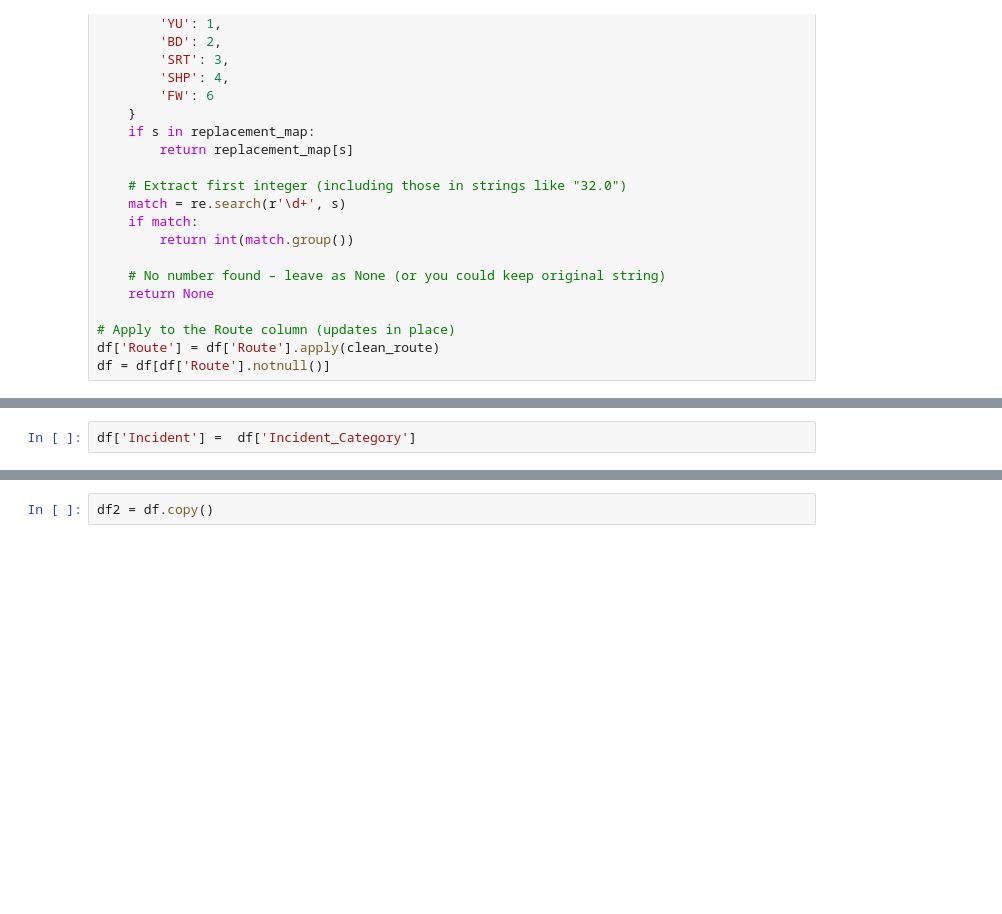
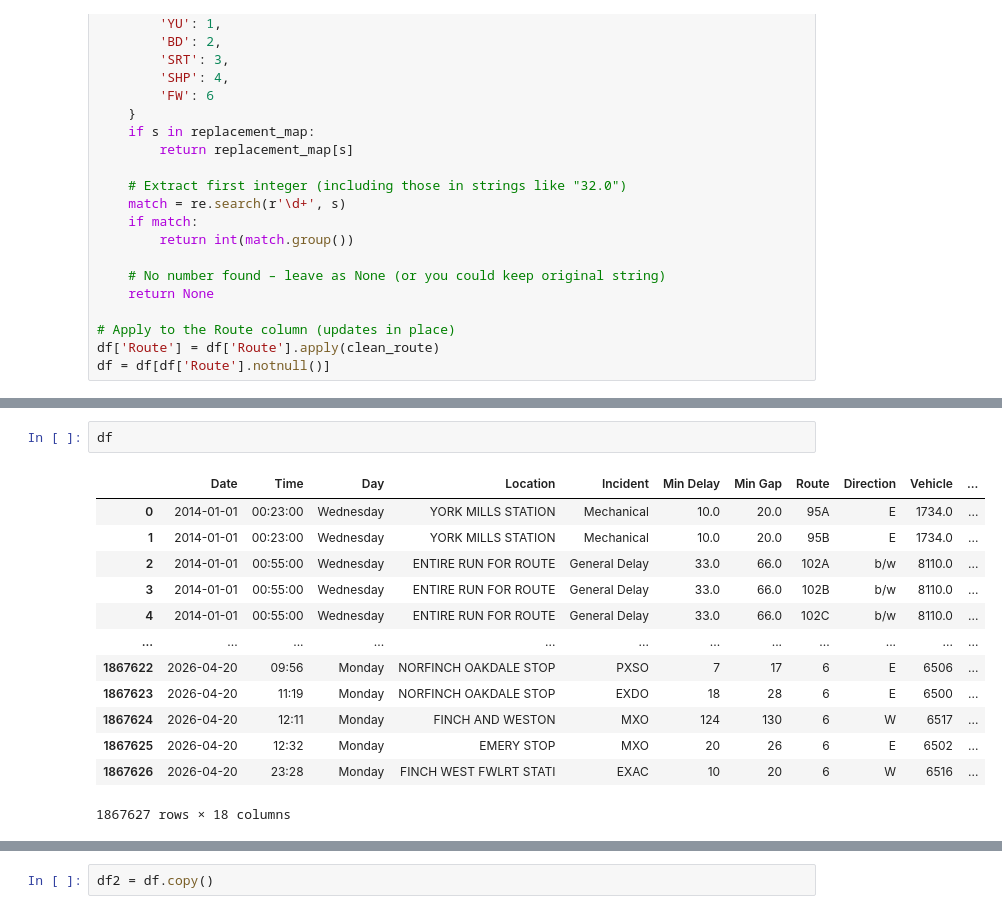
Before and after one commit to bainskarman/Toronto-Transit-Delays, a Jupyter notebook: full-transformation.ipynb, the cells around one changed output, grey strips where cells are left out. Drawn from its saved outputs; the diff is of its cells as text; blank space fills up the shorter version.

```diff
--- a/full-transformation.ipynb
+++ b/full-transformation.ipynb
@@ -1533,3 +1214,17 @@ Expanded DataFrame shape: (1871184, 18)
 Sample new Route values: ['95A', '95B', '102A', '102B', '102C', '102D', '102S', '54A', '54B', '112B']
-# %%
-df['Incident'] =  df['Incident_Category']
+# %%
+df
+# %% [output]
+|  | Date | Time | Day | Location | Incident | Min Delay | Min Gap | Route | Direction | Vehicle | ... |
+| 0 | 2014-01-01 | 00:23:00 | Wednesday | YORK MILLS STATION | Mechanical | 10.0 | 20.0 | 95A | E | 1734.0 | ... |
+| 1 | 2014-01-01 | 00:23:00 | Wednesday | YORK MILLS STATION | Mechanical | 10.0 | 20.0 | 95B | E | 1734.0 | ... |
+| 2 | 2014-01-01 | 00:55:00 | Wednesday | ENTIRE RUN FOR ROUTE | General Delay | 33.0 | 66.0 | 102A | b/w | 8110.0 | ... |
+| 3 | 2014-01-01 | 00:55:00 | Wednesday | ENTIRE RUN FOR ROUTE | General Delay | 33.0 | 66.0 | 102B | b/w | 8110.0 | ... |
+| 4 | 2014-01-01 | 00:55:00 | Wednesday | ENTIRE RUN FOR ROUTE | General Delay | 33.0 | 66.0 | 102C | b/w | 8110.0 | ... |
+| ... | ... | ... | ... | ... | ... | ... | ... | ... | ... | ... | ... |
+| 1867622 | 2026-04-20 | 09:56 | Monday | NORFINCH OAKDALE STOP | PXSO | 7 | 17 | 6 | E | 6506 | ... |
+| 1867623 | 2026-04-20 | 11:19 | Monday | NORFINCH OAKDALE STOP | EXDO | 18 | 28 | 6 | E | 6500 | ... |
+| 1867624 | 2026-04-20 | 12:11 | Monday | FINCH AND WESTON | MXO | 124 | 130 | 6 | W | 6517 | ... |
+| 1867625 | 2026-04-20 | 12:32 | Monday | EMERY STOP | MXO | 20 | 26 | 6 | E | 6502 | ... |
+| 1867626 | 2026-04-20 | 23:28 | Monday | FINCH WEST FWLRT STATI | EXAC | 10 | 20 | 6 | W | 6516 | ... |
+1867627 rows × 18 columns
```
Also changed, not shown: parts of 32 cells of this notebook, 13 other files.
